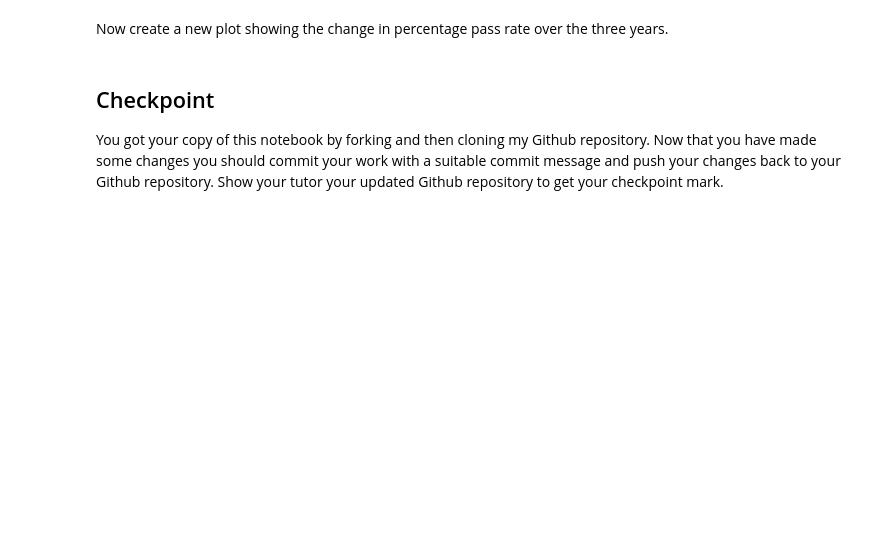
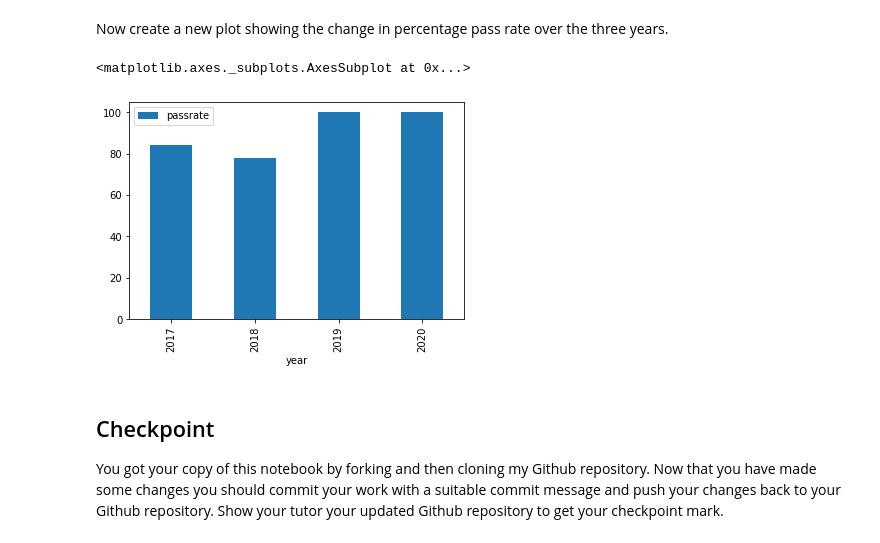
Before and after one commit to MQCOMP2200-S2-2020/practical-workshops-RudabaRaiq, a Jupyter notebook: Workshop Week 1.ipynb, the cells around one changed output. Cells and saved outputs as stored; diff of their text form; code cells hidden in the pictures; blank space fills up the shorter version.

```diff
--- a/Workshop Week 1.ipynb
+++ b/Workshop Week 1.ipynb
@@ -161,3 +165,8 @@ Now create a new plot showing the change in percentage pass rate over the three
+# %%
+classdata.plot(kind='bar', x='year', y='passrate')
+# %% [output]
+<matplotlib.axes._subplots.AxesSubplot at 0x...>
+[figure, added]
 # %% [markdown]
 ## Checkpoint
 
```
Also changed, not shown: parts of 2 cells of this notebook.
